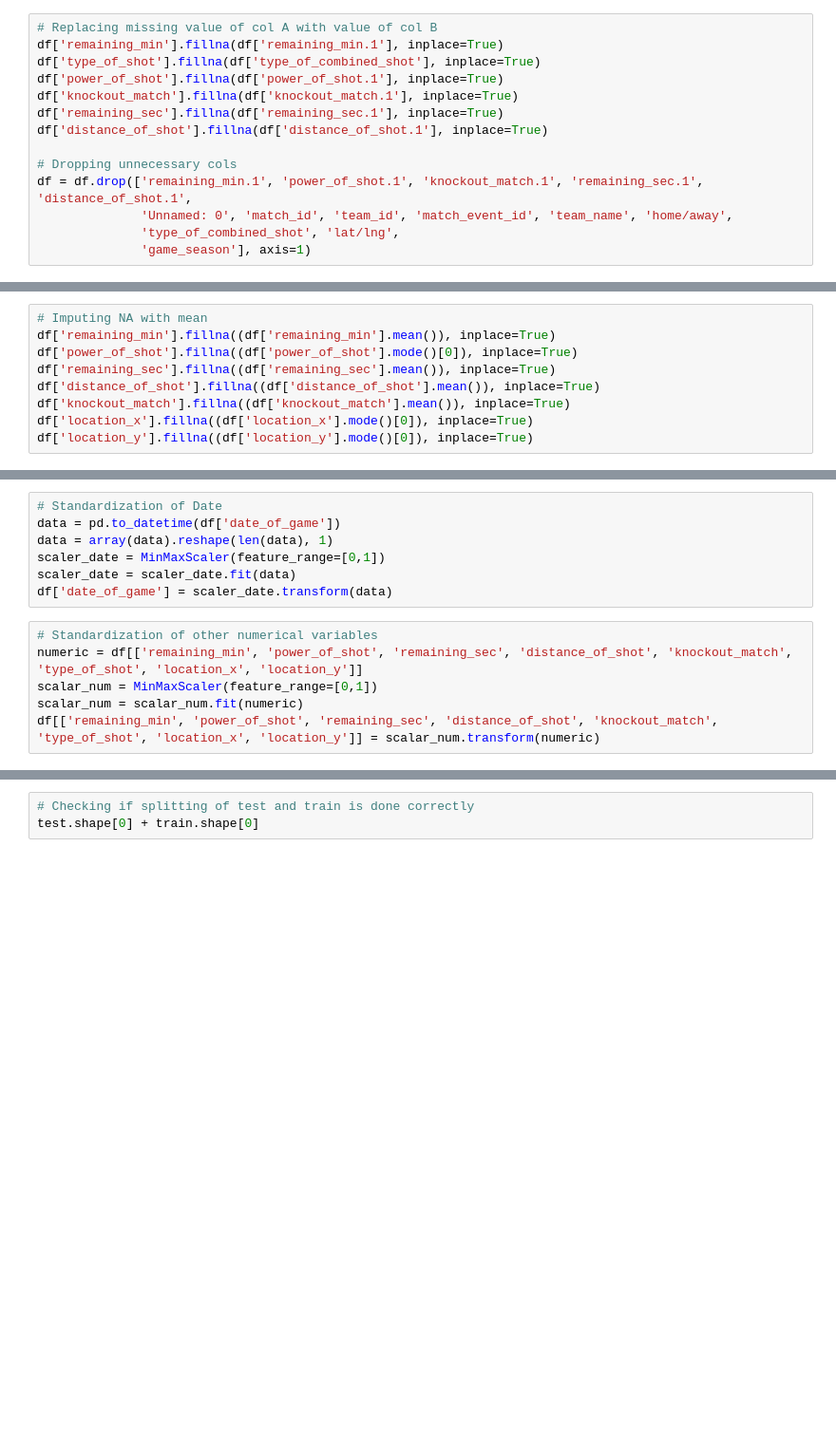
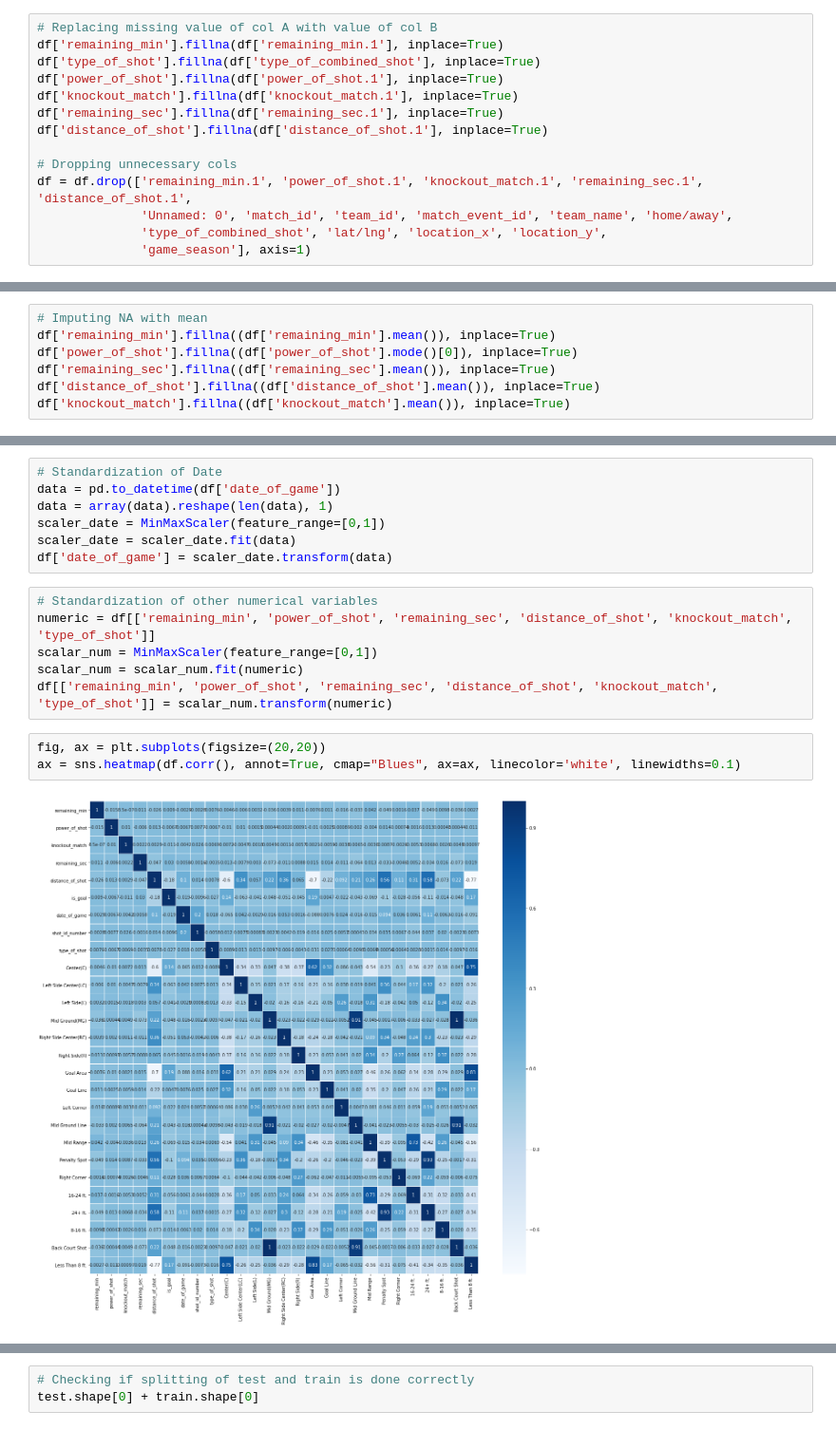
Before and after one commit to rowhitswami/Goal-Prediction, a Jupyter notebook: Goal_Prediction.ipynb, the cells around one changed output, grey strips where cells are left out. Shown at 95% size. Cells and saved outputs as stored; diff of their text form; blank space fills up the shorter version.

```diff
--- a/Goal_Prediction.ipynb
+++ b/Goal_Prediction.ipynb
@@ -93,7 +91,7 @@ df['distance_of_shot'].fillna(df['distance_of_shot.1'], inplace=True)
 # Dropping unnecessary cols
 df = df.drop(['remaining_min.1', 'power_of_shot.1', 'knockout_match.1', 'remaining_sec.1', 'distance_of_shot.1',
               'Unnamed: 0', 'match_id', 'team_id', 'match_event_id', 'team_name', 'home/away',
-              'type_of_combined_shot', 'lat/lng',
+              'type_of_combined_shot', 'lat/lng', 'location_x', 'location_y',
               'game_season'], axis=1)
 # %%
 df['type_of_shot'] = df['type_of_shot'].str.extract('(\d+)').astype(int)
@@ -104,8 +102,6 @@ df['power_of_shot'].fillna((df['power_of_shot'].mode()[0]), inplace=True)
 df['remaining_sec'].fillna((df['remaining_sec'].mean()), inplace=True)
 df['distance_of_shot'].fillna((df['distance_of_shot'].mean()), inplace=True)
 df['knockout_match'].fillna((df['knockout_match'].mean()), inplace=True)
-df['location_x'].fillna((df['location_x'].mode()[0]), inplace=True)
-df['location_y'].fillna((df['location_y'].mode()[0]), inplace=True)
 # %%
 df = df.dropna(subset=['area_of_shot', 'shot_basics', 'range_of_shot', 'date_of_game'])
 # %%
@@ -150,10 +144,15 @@ scaler_date = scaler_date.fit(data)
 df['date_of_game'] = scaler_date.transform(data)
 # %%
 # Standardization of other numerical variables
-numeric = df[['remaining_min', 'power_of_shot', 'remaining_sec', 'distance_of_shot', 'knockout_match', 'type_of_shot', 'location_x', 'location_y']]
+numeric = df[['remaining_min', 'power_of_shot', 'remaining_sec', 'distance_of_shot', 'knockout_match', 'type_of_shot']]
 scalar_num = MinMaxScaler(feature_range=[0,1])
 scalar_num = scalar_num.fit(numeric)
-df[['remaining_min', 'power_of_shot', 'remaining_sec', 'distance_of_shot', 'knockout_match', 'type_of_shot', 'location_x', 'location_y']] = scalar_num.transform(numeric)
+df[['remaining_min', 'power_of_shot', 'remaining_sec', 'distance_of_shot', 'knockout_match', 'type_of_shot']] = scalar_num.transform(numeric)
+# %%
+fig, ax = plt.subplots(figsize=(20,20))
+ax = sns.heatmap(df.corr(), annot=True, cmap="Blues", ax=ax, linecolor='white', linewidths=0.1)
+# %% [output]
+[figure, added]
 # %%
 # Creating testing dataset
 test = df[df['is_goal'] != 1.0]
```
Also changed, not shown: parts of 16 cells of this notebook, 2 other files.
